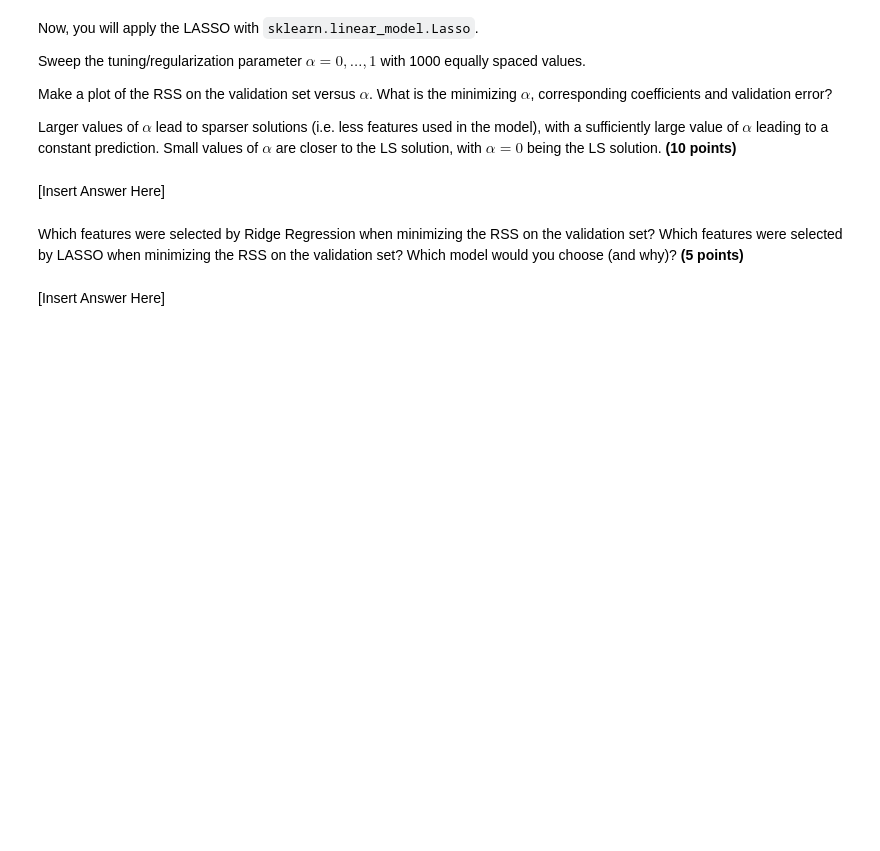
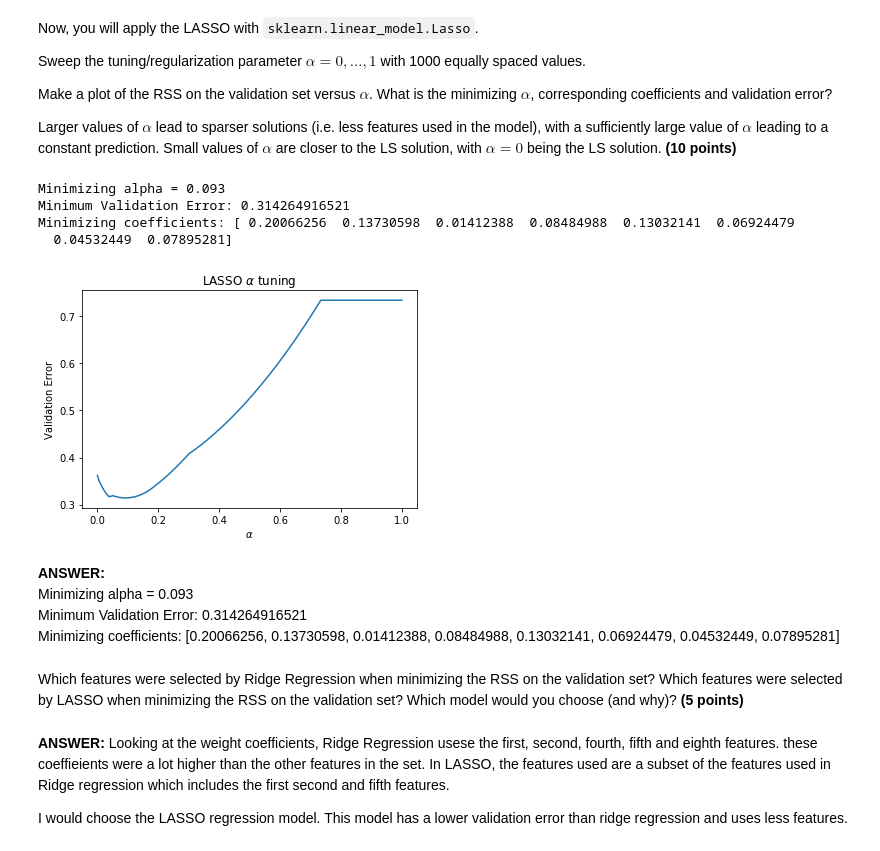
Before and after one commit to dsGibbles/ECE-398BD, a Jupyter notebook: lab4/dsgonza2.ipynb, the cells around one changed output. Saved outputs shown, nothing was run; the diff lists cells and outputs as text; code cells hidden in the pictures; blank space fills up the shorter version.

```diff
--- a/lab4/dsgonza2.ipynb
+++ b/lab4/dsgonza2.ipynb
@@ -311,6 +505,47 @@ Larger values of $\alpha$ lead to sparser solutions (i.e. less features used in
-# %% [markdown]
-[Insert Answer Here]
+# %%
+# Put your code here
+d = trainfeat.shape[1]
+val_error_list = zeros(1000)
+alpha_list = arange(start=0,stop=1,step=0.001)
+min_val_error = 999
+min_a = 0
+min_coeffs = zeros(d)
+
+idx = 0
+for a in alpha_list:
+    lass = linear_model.Lasso(alpha=a)
+    lass.fit(trainfeat,trainresp)
+    V = valresp.shape[0]
+    y_hat = lass.predict(valfeat)
+    RSS = 1/V*sum(square(valresp-y_hat))
+    val_error_list[idx]= RSS
+    idx = idx + 1
+    if RSS < min_val_error:
+        min_val_error = RSS
+        min_a = a
+        min_coeffs = rid.coef_
+
+plot(alpha_list, val_error_list)
+xlabel(r'$\alpha$')
+ylabel('Validation Error')
+title(r'LASSO $\alpha$ tuning')
+print('Minimizing alpha =',min_a)
+print('Minimum Validation Error:',min_val_error)
+print('Minimizing coefficients:',min_coeffs)
+# %% [output]
+Minimizing alpha = 0.093
+Minimum Validation Error: 0.314264916521
+Minimizing coefficients: [ 0.20066256  0.13730598  0.01412388  0.08484988  0.13032141  0.06924479
+  0.04532449  0.07895281]
+[figure, added]
+# %% [markdown]
+**ANSWER:**
+Minimizing alpha = 0.093
+Minimum Validation Error: 0.314264916521
+Minimizing coefficients: [0.20066256,  0.13730598,  0.01412388,  0.08484988,  0.13032141,  0.06924479, 0.04532449,  0.07895281]
 # %% [markdown]
 Which features were selected by Ridge Regression when minimizing the RSS on the validation set? Which features were selected by LASSO when minimizing the RSS on the validation set? Which model would you choose (and why)? <b>(5 points)</b>
-# %% [markdown]
-[Insert Answer Here]
+# %% [markdown]
+**ANSWER:** Looking at the weight coefficients, Ridge Regression usese the first, second, fourth, fifth and eighth features. these coeffieients were a lot higher than the other features in the set. In LASSO, the features used are a subset of the features used in Ridge regression which includes the first second and fifth features.
+
+I would choose the LASSO regression model. This model has a lower validation error than ridge regression and uses less features.
```
Also changed, not shown: parts of 38 cells of this notebook.
